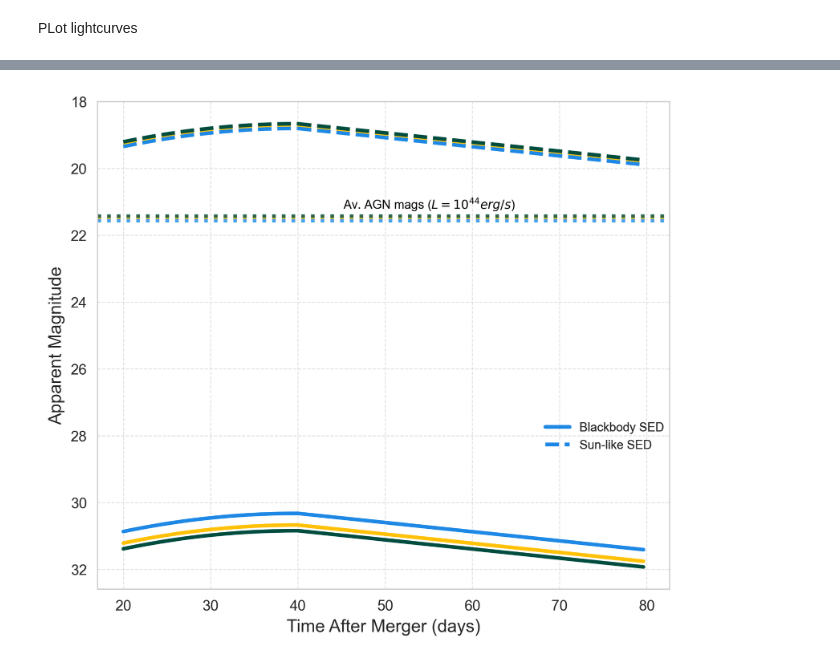
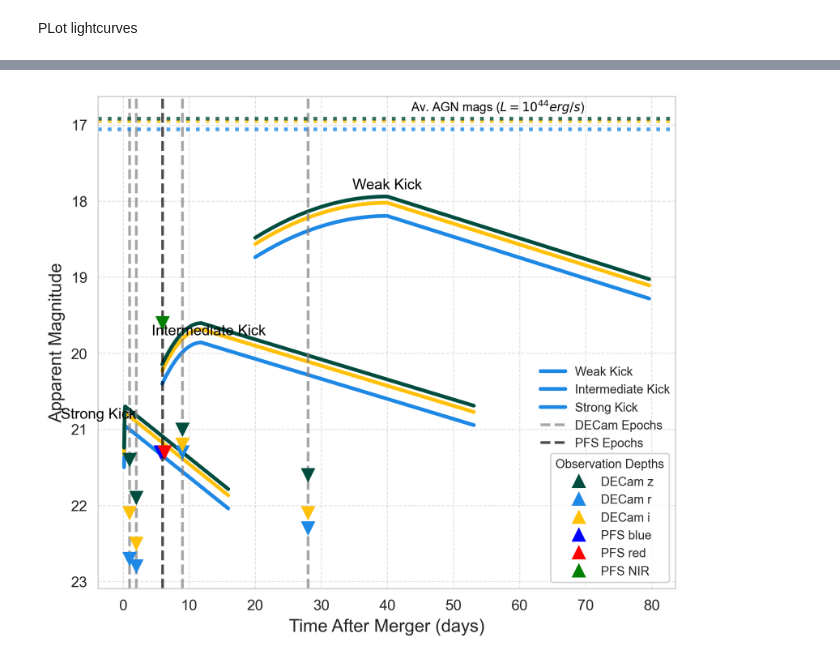
Before and after one commit to simran2296/DESGW_PFS_lcs, a Jupyter notebook: S250328ae/S250328ae_lcs.ipynb, the cells around one changed output, grey strips where cells are left out. Saved outputs shown, nothing was run; the diff lists cells and outputs as text; code cells hidden in the pictures.

```diff
--- a/S250328ae/S250328ae_lcs.ipynb
+++ b/S250328ae/S250328ae_lcs.ipynb
@@ -48,4 +48,4 @@ events = {
 # %%
 event_total_mass = [events[key]["total_mass"] for key in events.keys()]
 event_total_mass = np.array(event_total_mass)
-event_total_mass = 100.0  # for testing
+event_total_mass
@@ -372,7 +374,7 @@ def compute_bb_mags_fast(luminosities, kick_velocity, luminosity_distance):
     redshift = float(z_at_value(cosmo.luminosity_distance, luminosity_distance))
 
     # scaling factors for apparent flux
-    factors = (radius.to(u.R_sun).value / luminosity_distance.to(u.kpc).value) ** 2
+    factors = (radius.to(u.R_sun).value / luminosity_distance.to(u.kpc).value) ** 2 * 1/(1 + redshift)
 
     # Evaluate blackbody flux once
     sp_bb = SourceSpectrum(BlackBodyNorm1D, temperature=temperature)
@@ -403,0 +433,15 @@ def compute_bb_mags_fast(luminosities, kick_velocity, luminosity_distance):
+# %%
+# Compute effective wavelength for each filter (in Angstroms)
+def effective_wavelength(wav, trans):
+    return np.trapz(wav * trans, wav) / np.trapz(trans, wav)
+
+lam_eff_g = effective_wavelength(wav.value, filter_g)
+lam_eff_r = effective_wavelength(wav.value, filter_r)
+lam_eff_i = effective_wavelength(wav.value, filter_i)
+lam_eff_z = effective_wavelength(wav.value, filter_z)
+
+print(f"Effective wavelengths (Å):")
+print(f"  DECam g: {lam_eff_g:.2f}")
+print(f"  DECam r: {lam_eff_r:.2f}")
+print(f"  DECam i: {lam_eff_i:.2f}")
+print(f"  DECam z: {lam_eff_z:.2f}")
@@ -544,55 +799,55 @@ Wall time: 54.9 s
 # %%
 fig, ax = plt.subplots(figsize=(7, 6), dpi=300)  # 1 row, 2 columns
-'''ax.plot(t_rise_1, mag_rise_1_r, color='#1E88E5', linewidth=2.5)#, linestyle=':', label='Strong Kick')
-ax.plot(t_fall_1, mag_fall_1_r, color='#1E88E5', linewidth=2.5)#, linestyle=':')
-ax.plot(t_rise_1, mag_rise_1_i, color='#FFC107', linewidth=2.5)#, linestyle=':')
-ax.plot(t_fall_1, mag_fall_1_i, color='#FFC107', linewidth=2.5)#, linestyle=':')
-ax.plot(t_rise_1, mag_rise_1_z, color='#004D40', linewidth=2.5)#, linestyle=':')
-ax.plot(t_fall_1, mag_fall_1_z, color='#004D40', linewidth=2.5)#, linestyle=':')
+ax.plot(t_rise_1, mag_rise_1_r_qso, color='#1E88E5', linewidth=2.5, label='Weak Kick')#, linestyle=':', )
+ax.plot(t_fall_1, mag_fall_1_r_qso, color='#1E88E5', linewidth=2.5)#, linestyle=':')
+ax.plot(t_rise_1, mag_rise_1_i_qso, color='#FFC107', linewidth=2.5)#, linestyle=':')
+ax.plot(t_fall_1, mag_fall_1_i_qso, color='#FFC107', linewidth=2.5)#, linestyle=':')
+ax.plot(t_rise_1, mag_rise_1_z_qso, color='#004D40', linewidth=2.5)#, linestyle=':')
+ax.plot(t_fall_1, mag_fall_1_z_qso, color='#004D40', linewidth=2.5)#, linestyle=':')
 
-ax.annotate(rf"$v_r = {vk1}\ \text{{km/s}}$", #\ \rho = 10^{{{np.log10(density):.1f}}}\ \text{{g/cm³}}$",
-        xy=(t_rise_1[-1], mag_rise_1_r[-1]),
+ax.annotate('Weak Kick', #rf"$v_r = {vk1}\ \text{{km/s}}$", #\ \rho = 10^{{{np.log10(density):.1f}}}\ \text{{g/cm³}}$",
+        xy=(t_rise_1[-1], mag_rise_1_z_qso[-1]),
         textcoords="offset points",
         xytext=(0, 5),
         ha='center',
         fontsize='medium',
-        color='black')'''
+        color='black')
 
 #ax2.plot(t_rise_2, mag_rise_intermediate_g, color='#D81B60', linewidth=2.5)
 #ax2.plot(t_fall_2, mag_fall_intermediate_g, color='#D81B60', linewidth=2.5)
-ax.plot(t_rise_2, mag_rise_2_r, color='#1E88E5', linewidth=2.5, label='Blackbody SED')#, linestyle='--', label='Intermediate Kick')
-ax.plot(t_fall_2, mag_fall_2_r, color='#1E88E5', linewidth=2.5)#, linestyle='--')
-ax.plot(t_rise_2, mag_rise_2_i, color='#FFC107', linewidth=2.5)#, linestyle='--')
-ax.plot(t_fall_2, mag_fall_2_i, color='#FFC107', linewidth=2.5)#, linestyle='--')
-ax.plot(t_rise_2, mag_rise_2_z, color='#004D40', linewidth=2.5)#, linestyle='--')
-ax.plot(t_fall_2, mag_fall_2_z, color='#004D40', linewidth=2.5)#, linestyle='--')
+ax.plot(t_rise_2, mag_rise_2_r_qso, color='#1E88E5', linewidth=2.5, label='Intermediate Kick')#, linestyle='--', label='Intermediate Kick')
+ax.plot(t_fall_2, mag_fall_2_r_qso, color='#1E88E5', linewidth=2.5)#, linestyle='--')
+ax.plot(t_rise_2, mag_rise_2_i_qso, color='#FFC107', linewidth=2.5)#, linestyle='--')
+ax.plot(t_fall_2, mag_fall_2_i_qso, color='#FFC107', linewidth=2.5)#, linestyle='--')
+ax.plot(t_rise_2, mag_rise_2_z_qso, color='#004D40', linewidth=2.5)#, linestyle='--')
+ax.plot(t_fall_2, mag_fall_2_z_qso, color='#004D40', linewidth=2.5)#, linestyle='--')
 
-'''ax.annotate(rf"$v_r = {vk2}\ \text{{km/s}}$",#\ \rho = 10^{{{np.log10(density):.1f}}}\ \text{{g/cm³}}$",
-        xy=(t_rise_2[-1], mag_rise_2_r[-1]),
+ax.annotate( 'Intermediate Kick', ##rf"$v_r = {vk2}\ \text{{km/s}}$",#\ \rho = 10^{{{np.log10(density):.1f}}}\ \text{{g/cm³}}$",
+        xy=(t_rise_2[-1], mag_rise_2_r_qso[-1]),
         textcoords="offset points",
         xytext=(5, 5),
         ha='center',
         fontsize='medium',
-        color='black')'''
+        color='black')
 
 #ax2.plot(t_rise_3, mag_rise_weak_g, color='#D81B60', linewidth=2.5, label="g")
 #ax2.plot(t_fall_3, mag_fall_weak_g, color='#D81B60', linewidth=2.5)
-'''ax.plot(t_rise_3, mag_rise_3_r, color='#1E88E5', linewidth=2.5)#, linestyle='-.', label="Weak Kick")
-ax.plot(t_fall_3, mag_fall_3_r, color='#1E88E5', linewidth=2.5)
-ax.plot(t_rise_3, mag_rise_3_i, color='#FFC107', linewidth=2.5)#, linestyle='-.')
-ax.plot(t_fall_3, mag_fall_3_i, color='#FFC107', linewidth=2.5)
-ax.plot(t_rise_3, mag_rise_3_z, color='#004D40', linewidth=2.5)#, linestyle='-.')
-ax.plot(t_fall_3, mag_fall_3_z, color='#004D40', linewidth=2.5)
+ax.plot(t_rise_3, mag_rise_3_r_qso, color='#1E88E5', linewidth=2.5, label="Strong Kick")#, linestyle='-.', )
+ax.plot(t_fall_3, mag_fall_3_r_qso, color='#1E88E5', linewidth=2.5)
+ax.plot(t_rise_3, mag_rise_3_i_qso, color='#FFC107', linewidth=2.5)#, linestyle='-.')
+ax.plot(t_fall_3, mag_fall_3_i_qso, color='#FFC107', linewidth=2.5)
+ax.plot(t_rise_3, mag_rise_3_z_qso, color='#004D40', linewidth=2.5)#, linestyle='-.')
+ax.plot(t_fall_3, mag_fall_3_z_qso, color='#004D40', linewidth=2.5)
 
-ax.annotate(rf"$v_r = {vk3}\ \text{{km/s}}$", #\ \rho = 10^{{{np.log10(density):.1f}}}\ \text{{g/cm³}}$",
-        xy=(t_rise_3[-1], mag_rise_3_r[-1]),
+ax.annotate('Strong Kick', #rf"$v_r = {vk3}\ \text{{km/s}}$", #\ \rho = 10^{{{np.log10(density):.1f}}}\ \text{{g/cm³}}$",
+        xy=(t_rise_3[-1], mag_rise_3_r_qso[-1]),
         textcoords="offset points",
         xytext=(-18, 5),
         ha='center',
         fontsize='medium',
         color='black')
 
-ax.plot(t_rise_4, mag_rise_4_r, color='#1E88E5', linewidth=2.5, label="r")
+'''ax.plot(t_rise_4, mag_rise_4_r, color='#1E88E5', linewidth=2.5, label="r")
 ax.plot(t_fall_4, mag_fall_4_r, color='#1E88E5', linewidth=2.5)
 ax.plot(t_rise_4, mag_rise_4_i, color='#FFC107', linewidth=2.5, label="i")
 ax.plot(t_fall_4, mag_fall_4_i, color='#FFC107', linewidth=2.5)
@@ -607,23 +862,23 @@ ax.annotate(rf"$v_r = {vk4}\ \text{{km/s}}$", #,\ \rho = 10^{{{np.log10(density)
         fontsize='medium',
         color='black')'''
 
-# For test, plot sun SED flare mags for 200km/s kick
+'''# For test, plot sun SED flare mags for 200km/s kick
 ax.plot(t_rise_2, mag_rise_2_r_sun, color='#1E88E5', linewidth=2.5, linestyle='--', label='Sun-like SED')
 ax.plot(t_fall_2, mag_fall_2_r_sun, color='#1E88E5', linewidth=2.5, linestyle='--')
 ax.plot(t_rise_2, mag_rise_2_i_sun, color='#FFC107', linewidth=2.5, linestyle='--')
 ax.plot(t_fall_2, mag_fall_2_i_sun, color='#FFC107', linewidth=2.5, linestyle='--')
 ax.plot(t_rise_2, mag_rise_2_z_sun, color='#004D40', linewidth=2.5, linestyle='--')
-ax.plot(t_fall_2, mag_fall_2_z_sun, color='#004D40', linewidth=2.5, linestyle='--')
+ax.plot(t_fall_2, mag_fall_2_z_sun, color='#004D40', linewidth=2.5, linestyle='--')'''
 
 
 colors = {'g': '#D81B60', 'r': '#1E88E5', 'i': '#FFC107', 'z': '#004D40'}
-'''for x in epochs[i]:
+for x in epochs[i]:
     ax.axvline(x=x, color='gray', linestyle='--', linewidth=1.8, alpha=0.7, label='DECam Epochs' if x == epochs[i][0] else "")
 
 for x in pfs_epochs_list:
     ax.axvline(x=x, color='black', linestyle='--', linewidth=1.8, alpha=0.7, label='PFS Epochs' if x == pfs_epochs_list[0] else "")
 #ax2.axvline(x=0, color='black', linestyle='-', linewidth=2.5, alpha=0.8, label='Merger Time (t=0)')
-'''
+
 # Average luminosity line
 
 
@@ -676,7 +931,7 @@ ax.invert_yaxis()
 #ax2.xaxis.set_minor_locator(LogLocator(base=10.0, subs=np.arange(2, 10) * 0.1, numticks=10))
 
 # Observation depths
-'''for x in epochs[i]:
+for x in epochs[i]:
     #print(x)
     ax.plot(x, obs_depths_decam[x]['z'], color=colors['z'], marker='v', markersize=8, label='DECam Observation Depths' if x == epochs[i][0] else "")
     ax.plot(x, obs_depths_decam[x]['r'], color=colors['r'], marker='v', markersize=8)
@@ -709,7 +964,7 @@ depth_legend = ax.legend(
     title="Observation Depths",
     fontsize='small',
     title_fontsize='small'
-)'''
+)
 
 plt.savefig(f'lightcurve_{event}.jpeg', bbox_inches='tight', dpi=300)
 plt.show()
@@ -717,4 +974,4 @@ plt.show()
-[figure, old version]
+[figure, new version]
 # %%
 print("peak_luminosity_2:", peak_luminosity_2)
 print("mag_rise_2_r_sun:", mag_rise_2_r_sun[-1])
```
Also changed, not shown: parts of 21 cells of this notebook, 10 other files.
